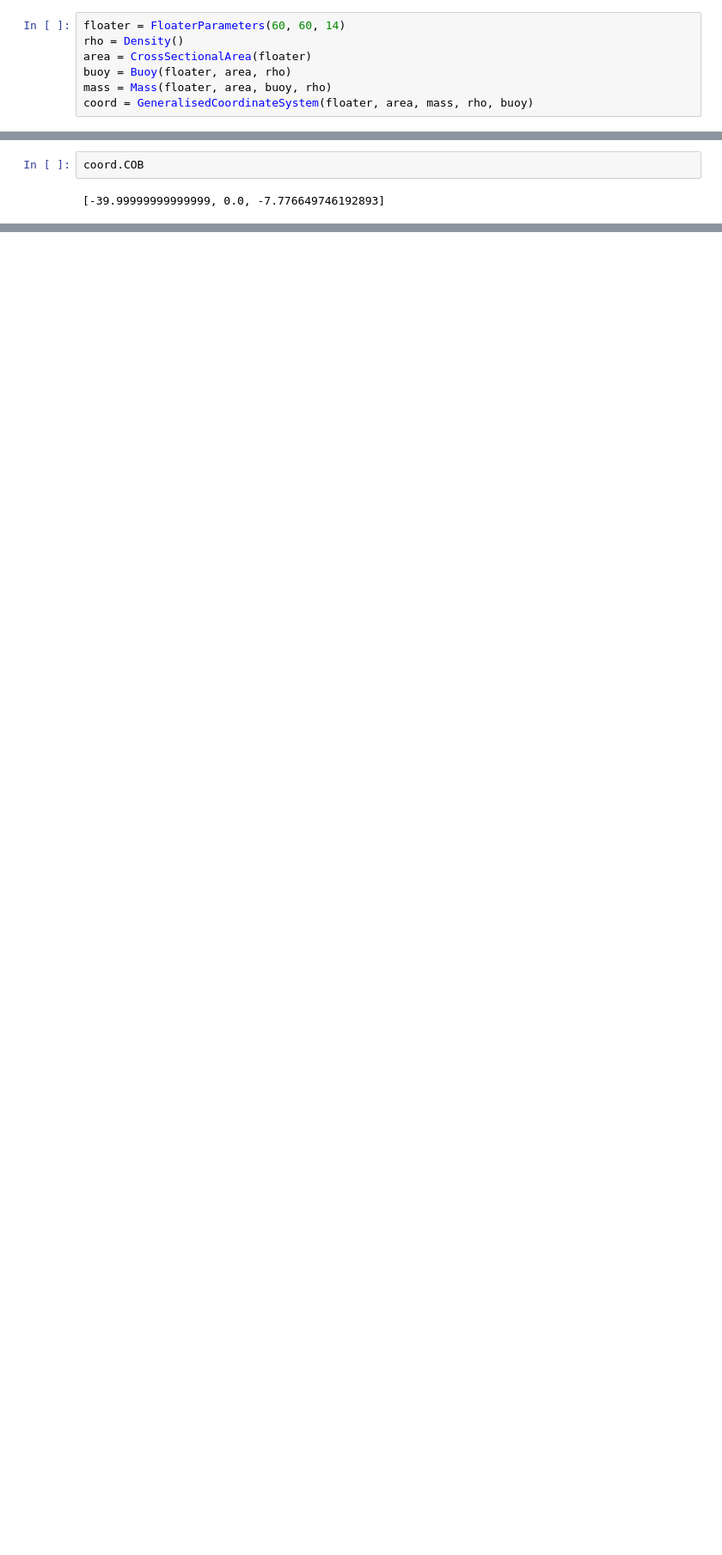
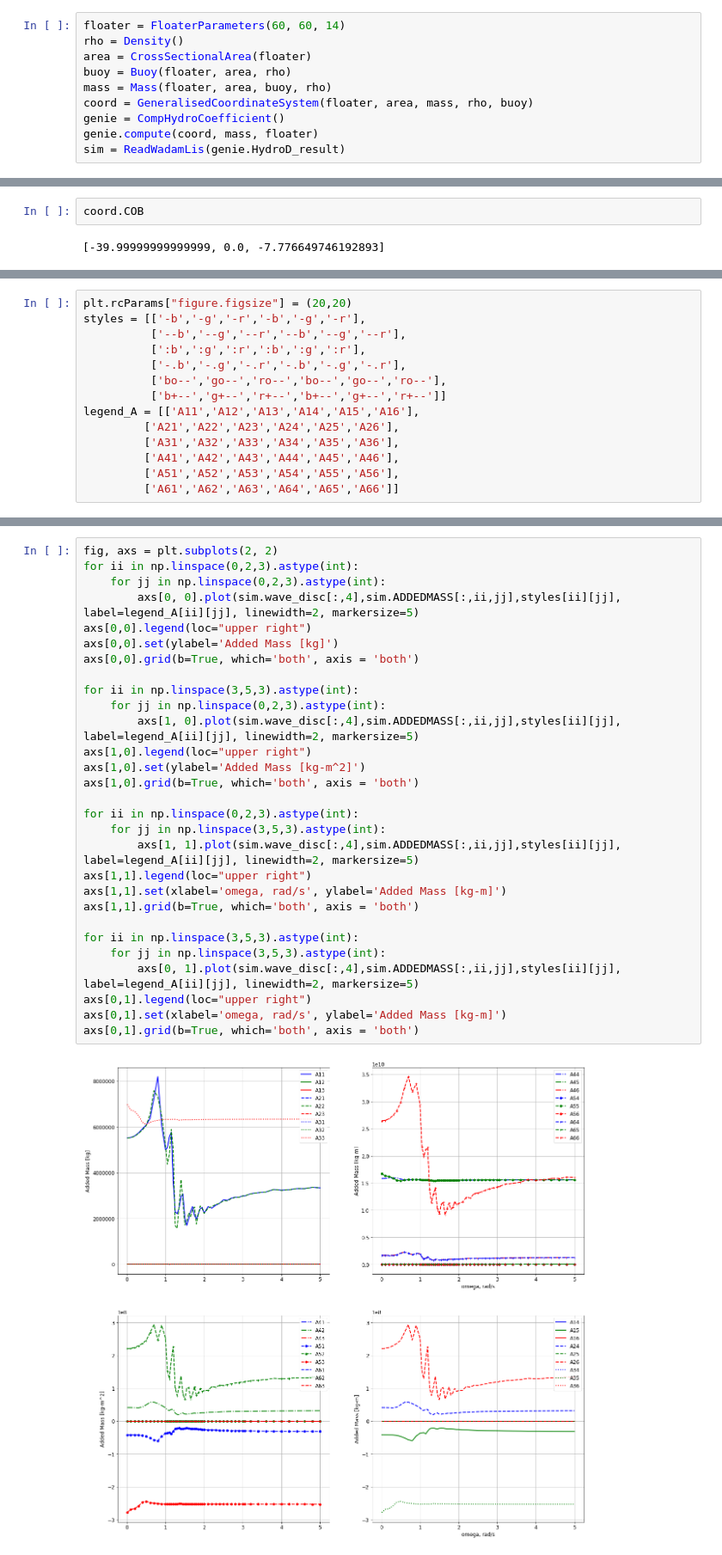
Before and after one commit to jsolvang/MUFP-Optimisation, a Jupyter notebook: Developing.ipynb, the cells around one changed output, grey strips where cells are left out. Shown at 86% size. Cells and saved outputs as stored; diff of their text form; blank space fills up the shorter version.

```diff
--- a/Developing.ipynb
+++ b/Developing.ipynb
@@ -16,3 +18,6 @@ area = CrossSectionalArea(floater)
 buoy = Buoy(floater, area, rho)
 mass = Mass(floater, area, buoy, rho)
 coord = GeneralisedCoordinateSystem(floater, area, mass, rho, buoy)
+genie = CompHydroCoefficient()
+genie.compute(coord, mass, floater)
+sim = ReadWadamLis(genie.HydroD_result)
@@ -99,0 +147,14 @@ mass.tower
+# %%
+plt.rcParams["figure.figsize"] = (20,20)
+styles = [['-b','-g','-r','-b','-g','-r'],
+          ['--b','--g','--r','--b','--g','--r'],
+          [':b',':g',':r',':b',':g',':r'],
+          ['-.b','-.g','-.r','-.b','-.g','-.r'],
+          ['bo--','go--','ro--','bo--','go--','ro--'],
+          ['b+--','g+--','r+--','b+--','g+--','r+--']]
+legend_A = [['A11','A12','A13','A14','A15','A16'],
+         ['A21','A22','A23','A24','A25','A26'],
+         ['A31','A32','A33','A34','A35','A36'],
+         ['A41','A42','A43','A44','A45','A46'],
+         ['A51','A52','A53','A54','A55','A56'],
+         ['A61','A62','A63','A64','A65','A66']]
@@ -99,0 +168,31 @@ mass.tower
+# %%
+fig, axs = plt.subplots(2, 2)
+for ii in np.linspace(0,2,3).astype(int):
+    for jj in np.linspace(0,2,3).astype(int):
+        axs[0, 0].plot(sim.wave_disc[:,4],sim.ADDEDMASS[:,ii,jj],styles[ii][jj], label=legend_A[ii][jj], linewidth=2, markersize=5)
+axs[0,0].legend(loc="upper right")
+axs[0,0].set(ylabel='Added Mass [kg]')
+axs[0,0].grid(b=True, which='both', axis = 'both')
+
+for ii in np.linspace(3,5,3).astype(int):
+    for jj in np.linspace(0,2,3).astype(int):
+        axs[1, 0].plot(sim.wave_disc[:,4],sim.ADDEDMASS[:,ii,jj],styles[ii][jj], label=legend_A[ii][jj], linewidth=2, markersize=5)
+axs[1,0].legend(loc="upper right")
+axs[1,0].set(ylabel='Added Mass [kg-m^2]')
+axs[1,0].grid(b=True, which='both', axis = 'both')
+
+for ii in np.linspace(0,2,3).astype(int):
+    for jj in np.linspace(3,5,3).astype(int):
+        axs[1, 1].plot(sim.wave_disc[:,4],sim.ADDEDMASS[:,ii,jj],styles[ii][jj], label=legend_A[ii][jj], linewidth=2, markersize=5)
+axs[1,1].legend(loc="upper right")
+axs[1,1].set(xlabel='omega, rad/s', ylabel='Added Mass [kg-m]')
+axs[1,1].grid(b=True, which='both', axis = 'both')
+
+for ii in np.linspace(3,5,3).astype(int):
+    for jj in np.linspace(3,5,3).astype(int):
+        axs[0, 1].plot(sim.wave_disc[:,4],sim.ADDEDMASS[:,ii,jj],styles[ii][jj], label=legend_A[ii][jj], linewidth=2, markersize=5)
+axs[0,1].legend(loc="upper right")
+axs[0,1].set(xlabel='omega, rad/s', ylabel='Added Mass [kg-m]')
+axs[0,1].grid(b=True, which='both', axis = 'both')
+# %% [output]
+[figure, added]
```
Also changed, not shown: parts of 33 cells of this notebook, 4 other files.
